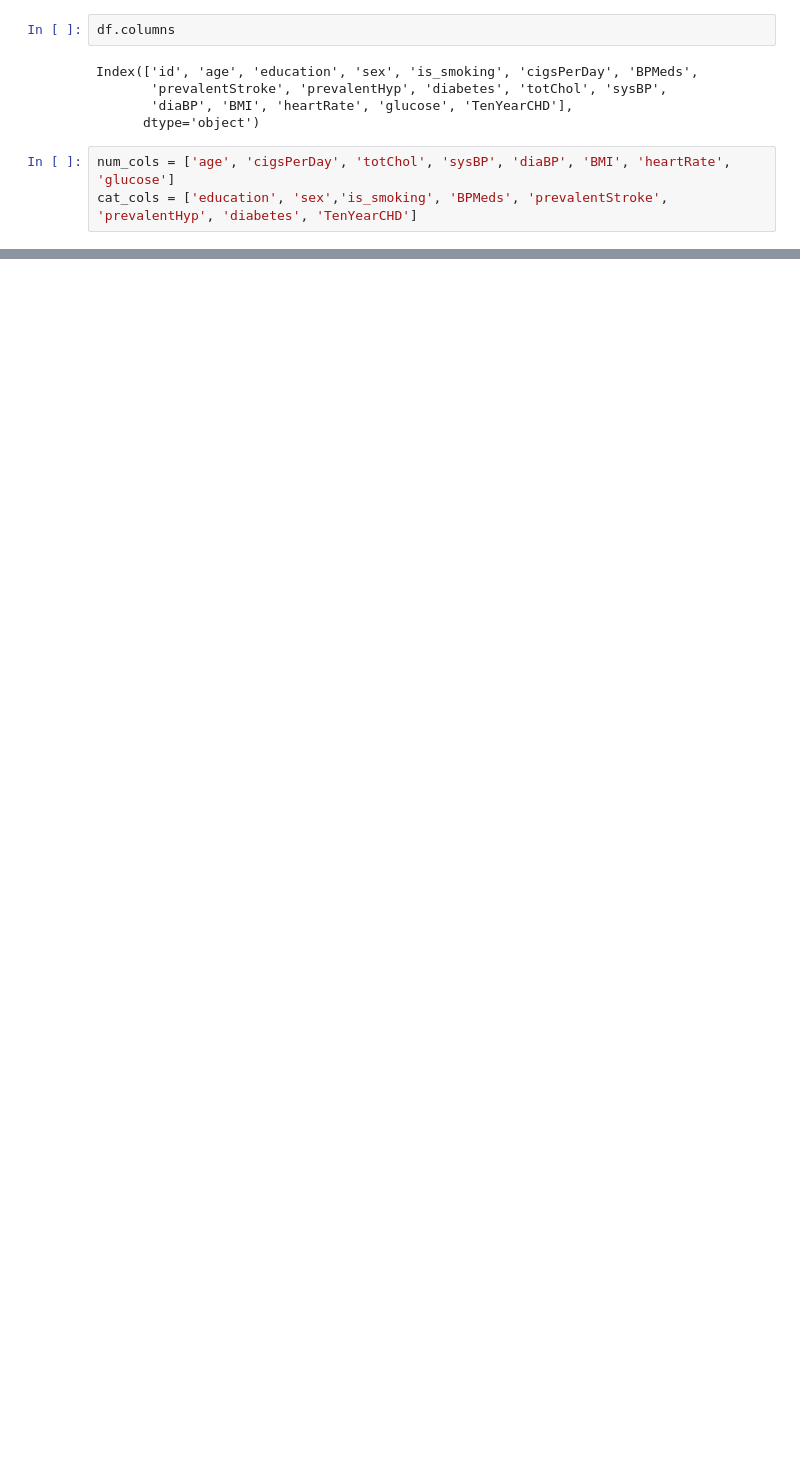
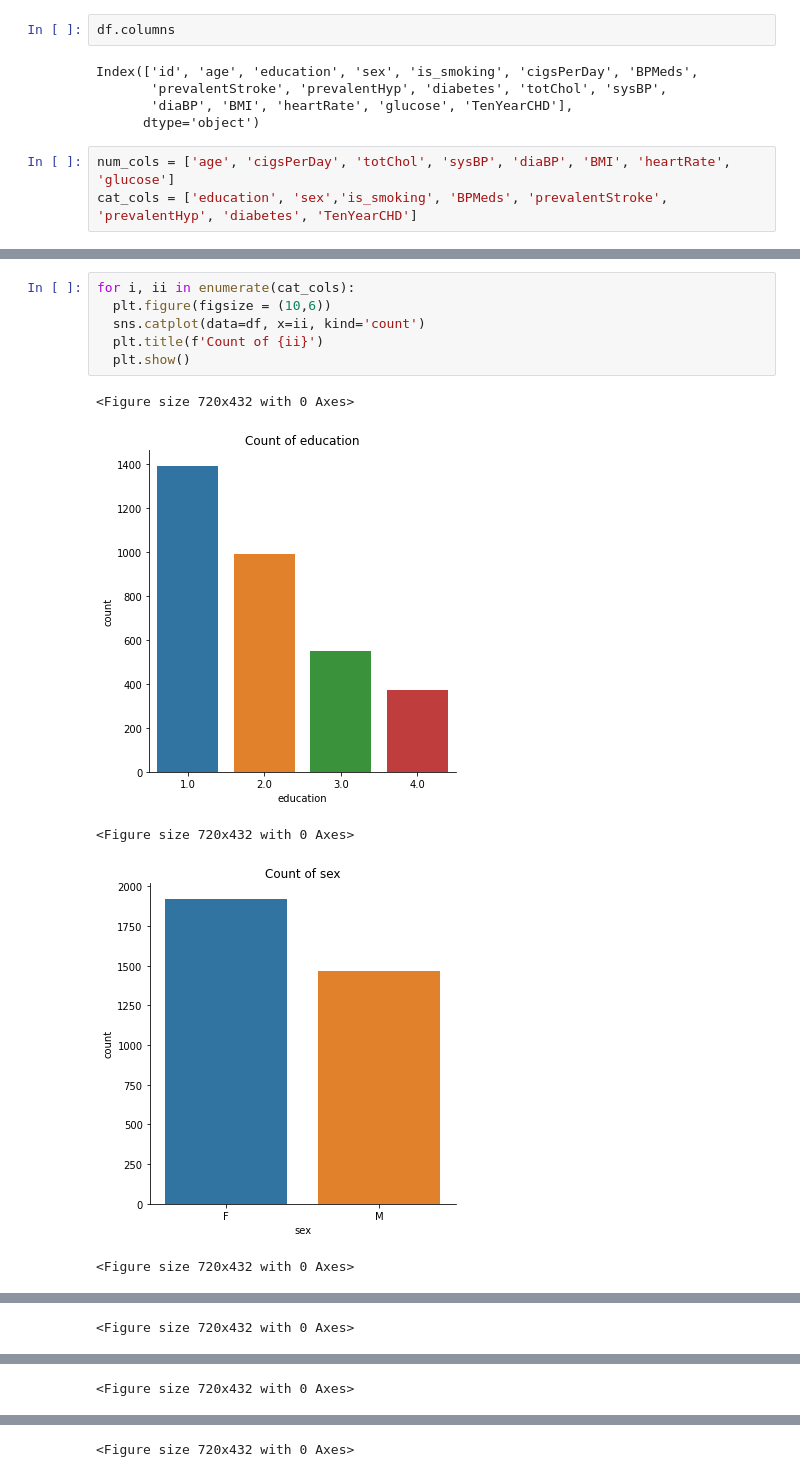
Before and after one commit to estoymukundjha/Cardiovascular-Risk-Pediction, a Jupyter notebook: Risk_Pridiction_2.ipynb, the cells around one changed output, grey strips where cells are left out. Saved outputs shown, nothing was run; the diff lists cells and outputs as text; blank space fills up the shorter version.

```diff
--- a/Risk_Pridiction_2.ipynb
+++ b/Risk_Pridiction_2.ipynb
@@ -152,0 +199,12 @@ cat_cols = ['education', 'sex','is_smoking', 'BPMeds', 'prevalentStroke', 'preva
+# %%
+for i, ii in enumerate(cat_cols):
+  plt.figure(figsize = (10,6))
+  sns.catplot(data=df, x=ii, kind='count')
+  plt.title(f'Count of {ii}')
+  plt.show()
+# %% [output]
+<Figure size 720x432 with 0 Axes>
+[figure, added]
+<Figure size 720x432 with 0 Axes>
+[figure, added]
+<Figure size 720x432 with 0 Axes>
@@ -152,0 +212 @@ cat_cols = ['education', 'sex','is_smoking', 'BPMeds', 'prevalentStroke', 'preva
+<Figure size 720x432 with 0 Axes>
@@ -152,0 +214 @@ cat_cols = ['education', 'sex','is_smoking', 'BPMeds', 'prevalentStroke', 'preva
+<Figure size 720x432 with 0 Axes>
@@ -152,0 +216 @@ cat_cols = ['education', 'sex','is_smoking', 'BPMeds', 'prevalentStroke', 'preva
+<Figure size 720x432 with 0 Axes>
```
Also changed, not shown: parts of 45 cells of this notebook.
